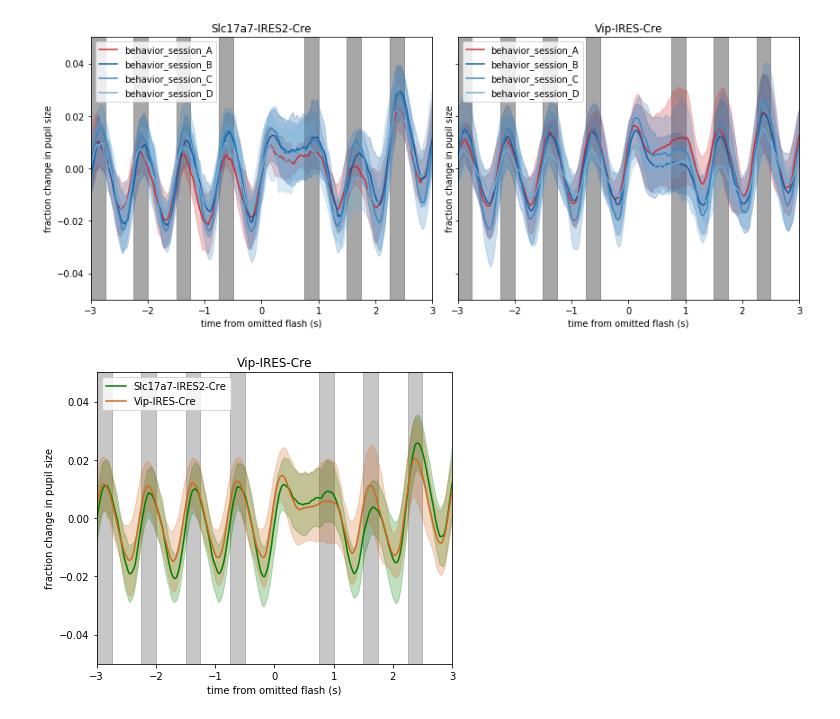
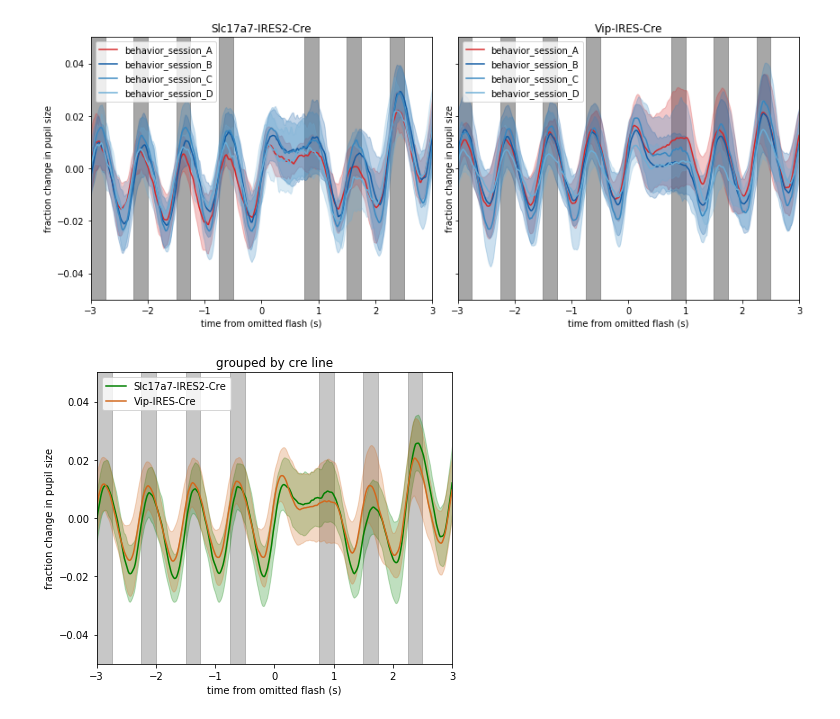
Before and after one commit to dougollerenshaw/dro, a Jupyter notebook: dro/notebooks/2019.12.21_ophys_pilot_pupil_omitted_flash_plots_from_cached_data.ipynb, the cells around one changed output. Drawn from its saved outputs; the diff is of its cells as text; code cells hidden in the pictures.

Commit message:
add cre line plot

```diff
--- a/dro/notebooks/2019.12.21_ophys_pilot_pupil_omitted_flash_plots_from_cached_data.ipynb
+++ b/dro/notebooks/2019.12.21_ophys_pilot_pupil_omitted_flash_plots_from_cached_data.ipynb
@@ -218,35 +218,35 @@ fig,ax=plt.subplots(1,1,figsize=(6,5),sharey=True)
 cre_lines = good_sessions.cre_line.unique()
 cre_colors = ['green','chocolate']
 for ii,cre_line in enumerate(cre_lines):
 
     # get good sessions of this session type
     sessions = good_sessions.query('cre_line == @cre_line')
 
     # get the column names, excluding 'time', with a session ID matching those in the selected sessions
     cols = [c for c in omitted_response_averages.columns if c != 'time' and int(c) in sessions['ophys_session_id'].unique()]
 
     # plot standard deviation as span
     ax.fill_between(
         omitted_response_averages['time'],
         omitted_response_averages[cols].mean(axis=1) + omitted_response_averages[cols].std(axis=1),
         omitted_response_averages[cols].mean(axis=1) - omitted_response_averages[cols].std(axis=1),
         color = cre_colors[ii],
         alpha=0.25
     )
 
     # plot mean of all session averages
     ax.plot(omitted_response_averages['time'],omitted_response_averages[cols].mean(axis=1),color=cre_colors[ii])
 
 
     designate_flashes(ax,omit=0,pre_color='gray',post_color='gray')
     ax.set_xlim(-3,3)
     ax.set_xlabel('time from omitted flash (s)')
     ax.set_ylabel('fraction change in pupil size')
     ax.set_ylim(-0.05,0.05)
-    ax.set_title('session_type = {}'.format(session_type))
-    ax.set_title(cre_line)
 
-    ax.legend(cre_lines,loc='upper left')
-    fig.tight_layout()
+ax.set_title('grouped by cre line')
+
+ax.legend(cre_lines,loc='upper left')
+fig.tight_layout()
 # %% [output]
-[figure, old version]
+[figure, new version]
```
